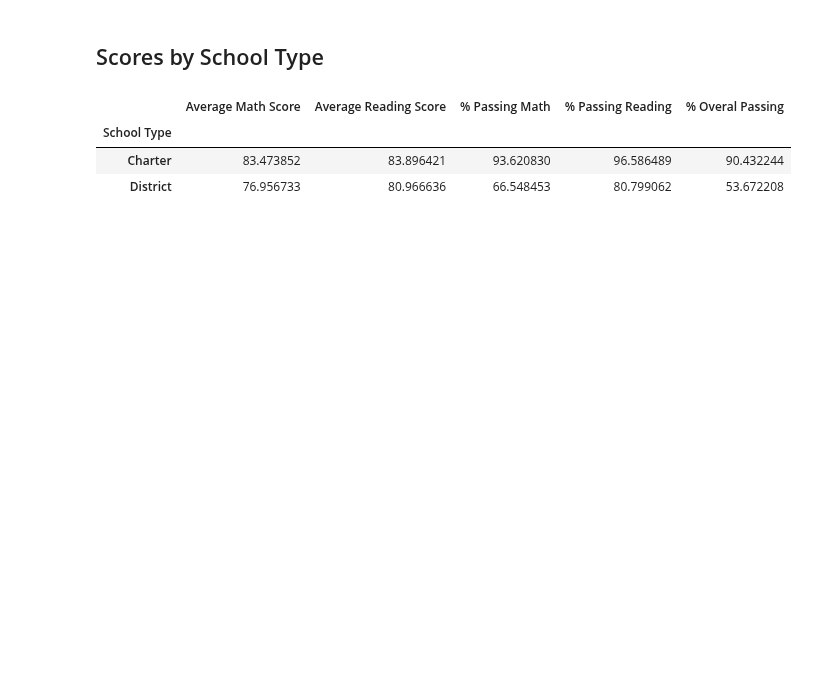
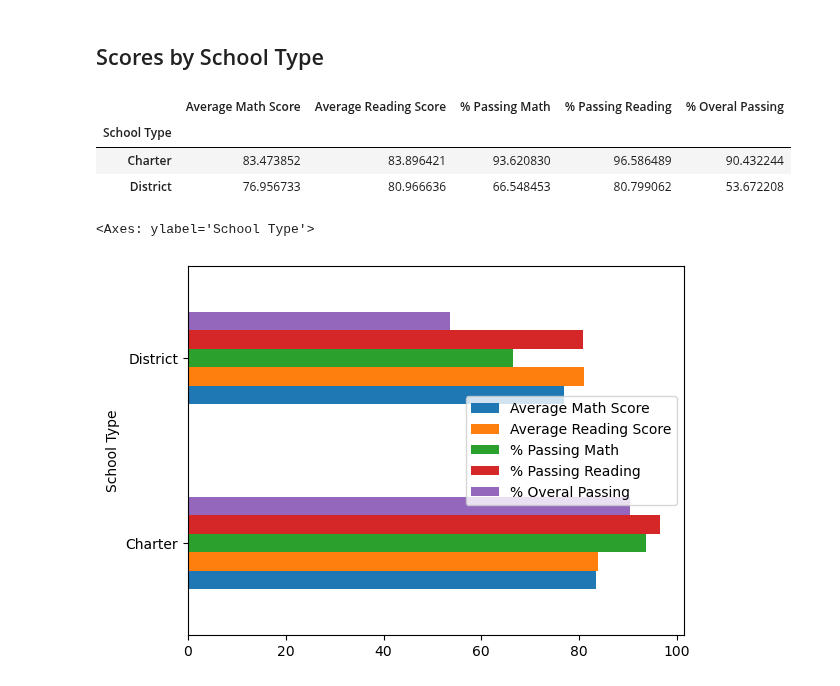
Before and after one commit to BryanCarney/python-challenge, a Jupyter notebook: PyCitySchools.ipynb, the cells around one changed output. Saved outputs shown, nothing was run; the diff lists cells and outputs as text; code cells hidden in the pictures; blank space fills up the shorter version.

```diff
--- a/PyCitySchools.ipynb
+++ b/PyCitySchools.ipynb
@@ -591,3 +594,9 @@ type_summary
 | School Type |  |  |  |  |  |
 | Charter | 83.473852 | 83.896421 | 93.620830 | 96.586489 | 90.432244 |
 | District | 76.956733 | 80.966636 | 66.548453 | 80.799062 | 53.672208 |
+# %%
+
+type_summary.plot.barh()
+# %% [output]
+<Axes: ylabel='School Type'>
+[figure, added]
```
Also changed, not shown: parts of 3 cells of this notebook.
